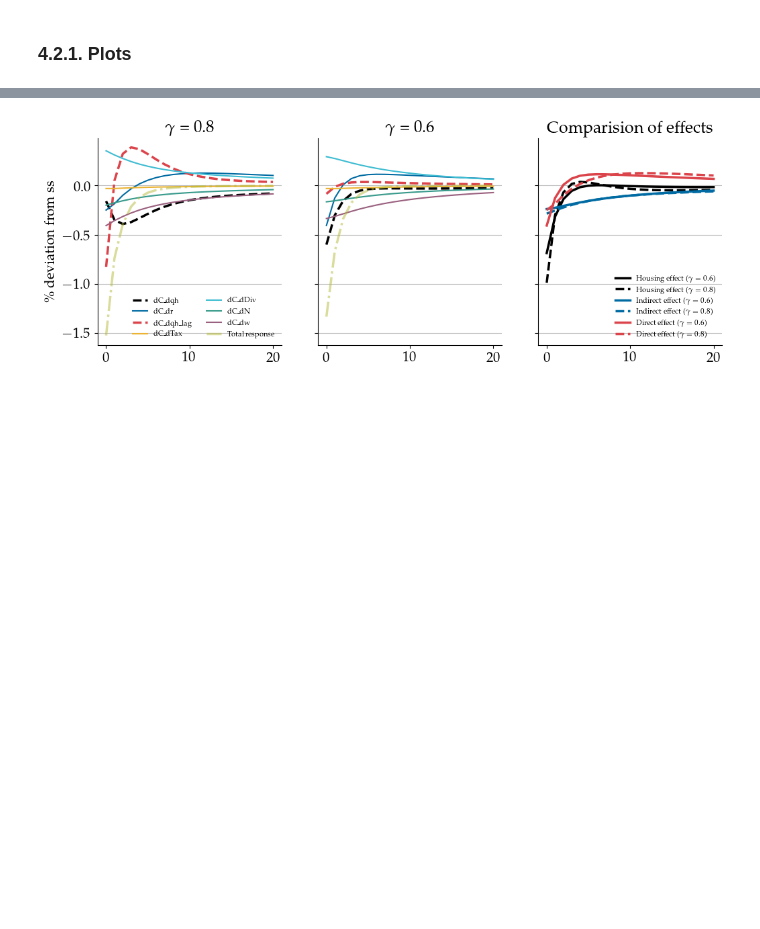
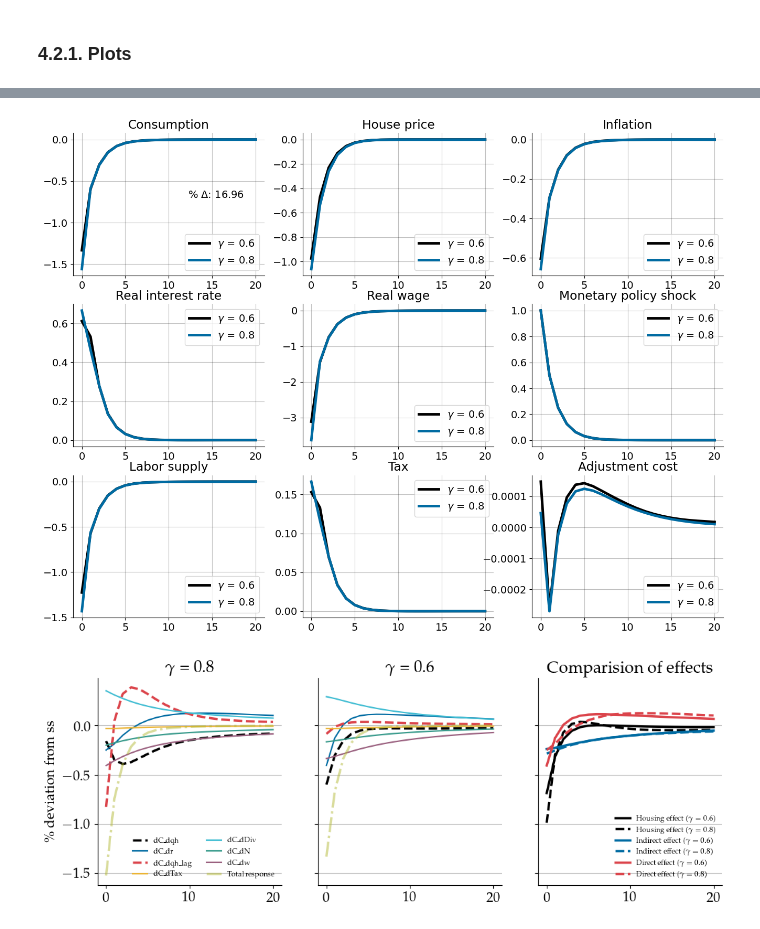
Before and after one commit to thom364e/sequence-jacobian, a Jupyter notebook: notebooks/housing_main_v2.ipynb, the cells around one changed output, grey strips where cells are left out. Cells and saved outputs as stored; diff of their text form; code cells hidden in the pictures; blank space fills up the shorter version.

```diff
--- a/notebooks/housing_main_v2.ipynb
+++ b/notebooks/housing_main_v2.ipynb
@@ -1567,3 +1503,37 @@ if save:
+# %%
+fig, ax = plt.subplots(3, 3, figsize=(16,12))
+ax = ax.flatten()
+
+horizon = 21
+lw = 3.5
+
+plot_vars = {'C_BHAT': 'Consumption', 'qh': 'House price', 'pi': 'Inflation',
+              'r': 'Real interest rate', 'w': 'Real wage', 'rstar': 'Monetary policy shock',
+              'N': 'Labor supply', 'Tax': 'Tax', 'CHI': 'Adjustment cost'}
+
+for i, (key, value) in enumerate(plot_vars.items()):
+    ax[i].plot(100*irf.lowleverage[key][:horizon], label = r'$\gamma$ = 0.6', linewidth=lw)
+    ax[i].plot(100*irf.highleverage[key][:horizon], label = r'$\gamma$ = 0.8', linewidth=lw)
+    ax[i].set_title(value)
+    ax[i].legend()
+
+    ax[i].spines['top'].set_visible(False)
+    ax[i].spines['right'].set_visible(False)
+    ax[i].grid(True, axis='y', color='black', alpha=0.25, linestyle='-')
+
+ax[0].text(0.6, 0.6, f"% $\Delta$: {(irf.highleverage['C_BHAT'][0]/irf.lowleverage['C_BHAT'][0]-1)*100:.2f}",
+         horizontalalignment='left', verticalalignment='top', transform=ax[0].transAxes)
+
+plt.show()
+
+save = False
+if save:
+    figure_path = "/Users/thoma/OneDrive/Skrivebord/KU/9. semester/Thesis/Code/Model/HANK/sequence-jacobian/figs"
+
+    # Save the plot
+    fig.savefig(os.path.join(figure_path, 'HighLowLev.pdf'), dpi=1000, bbox_inches='tight')
+# %% [output]
+[figure, added]
 # %%
 decomp_dict_ll = vars(decomp.lowleverage)
 decomp_dict_hl = vars(decomp.highleverage)
```
Also changed, not shown: parts of 6 cells of this notebook, 1 other file.
